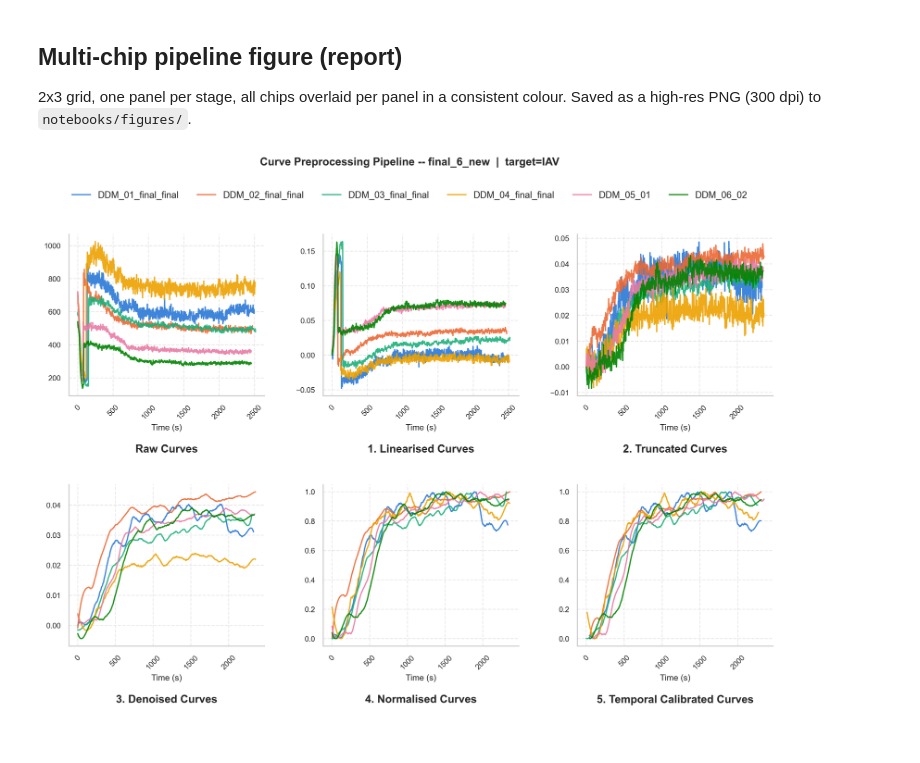
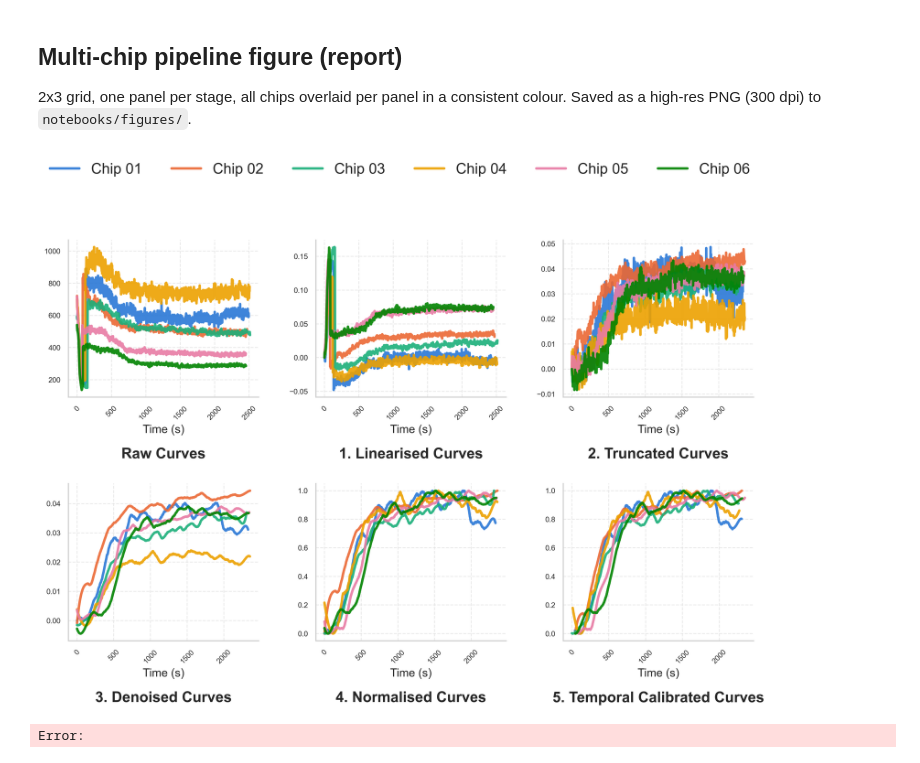
Before and after one commit to kautsarg/POC_DDM, a Jupyter notebook: gk_code/main/notebook_rq/RQ2_02_e2e_preprocessing.ipynb, the cells around one changed output. Cells and saved outputs as stored; diff of their text form; code cells hidden in the pictures.

```diff
--- a/gk_code/main/notebook_rq/RQ2_02_e2e_preprocessing.ipynb
+++ b/gk_code/main/notebook_rq/RQ2_02_e2e_preprocessing.ipynb
@@ -519,46 +519,50 @@ STAGE_SPECS = [
 _PALETTE = ['#2a78d6', '#eb6834', '#1baf7a', '#eda100', '#e87ba4', '#008300', '#4a3aa7', '#e34948']
 chip_colors = {name: _PALETTE[i % len(_PALETTE)] for i, name in enumerate(chip_names)}
 
+import re
+
 def short_chip_name(name):
-    return name.split('_U_', 1)[1]
+    m = re.search(r'DDM_0(\d)', name)
+    return f'Chip 0{m.group(1)}' if m else name.split('_U_', 1)[1]
 
 fig, axes = plt.subplots(2, 3, figsize=(15, 8.5), dpi=300)
 axes = axes.flatten()
 fig.subplots_adjust(wspace=0.3, hspace=0.55, bottom=0.08, top=0.88)
 
 for ax, (caption, t_key, y_key) in zip(axes, STAGE_SPECS):
     for name in chip_names:
         if y_key == 'calibrated':
             t, y = calibrated[name]
         else:
             t, y = per_chip_results[name][t_key], per_chip_results[name][y_key]
         if y_key == 'lin':
             y = y - y[0]  # display-only rebaseline -- per-chip vref offset dwarfs the shape otherwise
-        ax.plot(t, y, color=chip_colors[name], lw=1.5, alpha=0.9, label=short_chip_name(name))
-    ax.set_xlabel("Time (s)", fontsize=10)
+        ax.plot(t, y, color=chip_colors[name], lw=3, alpha=0.9, label=short_chip_name(name))
+    ax.set_xlabel("Time (s)", fontsize=14)
     ax.tick_params(labelsize=9)
     ax.tick_params(axis='x', rotation=45)
 
 fig.canvas.draw()  # finalize subplot positions before reading them for captions
 
 renderer = fig.canvas.get_renderer()
 for ax, (caption, _, _) in zip(axes, STAGE_SPECS):
     pos = ax.get_position()
     tb = ax.get_tightbbox(renderer).transformed(fig.transFigure.inverted())
     fig.text((pos.x0 + pos.x1) / 2, tb.y0 - 0.025, caption, ha='center', va='top',
-             fontsize=13, fontweight='bold')
+             fontsize=18, fontweight='bold')
 
 handles, labels = axes[0].get_legend_handles_labels()
-fig.legend(handles, labels, loc='upper center', ncol=len(chip_names),
-          bbox_to_anchor=(0.5, 0.98), fontsize=11, frameon=False)
-fig.suptitle(f'Curve Preprocessing Pipeline -- {LOFO_GROUP}  |  target={TARGET_LABEL}',
-            fontsize=13, fontweight='bold', y=1.03)
+fig.legend(handles, labels, loc='bottom center', ncol=len(chip_names),
+          bbox_to_anchor=(0.5, 0.98), fontsize=18, frameon=False)
+# fig.suptitle(f'Curve Preprocessing Pipeline -- {LOFO_GROUP}  |  target={TARGET_LABEL}',
+#             fontsize=13, fontweight='bold', y=1.03)
 
 SAVE_DIR = Path('figures')
 SAVE_DIR.mkdir(exist_ok=True)
 # save_path = SAVE_DIR / f'{LOFO_GROUP}_{TARGET_LABEL}_multi_chip_pipeline.png'
 # fig.savefig(save_path, dpi=300, facecolor='white', bbox_inches='tight')
 # print(f"Saved high-res figure -> {save_path.resolve()}")
 plt.show()
 # %% [output]
-[figure, old version]
+[figure, new version]
+Error:
```
Also changed, not shown: parts of 4 cells of this notebook, 7 other files.
